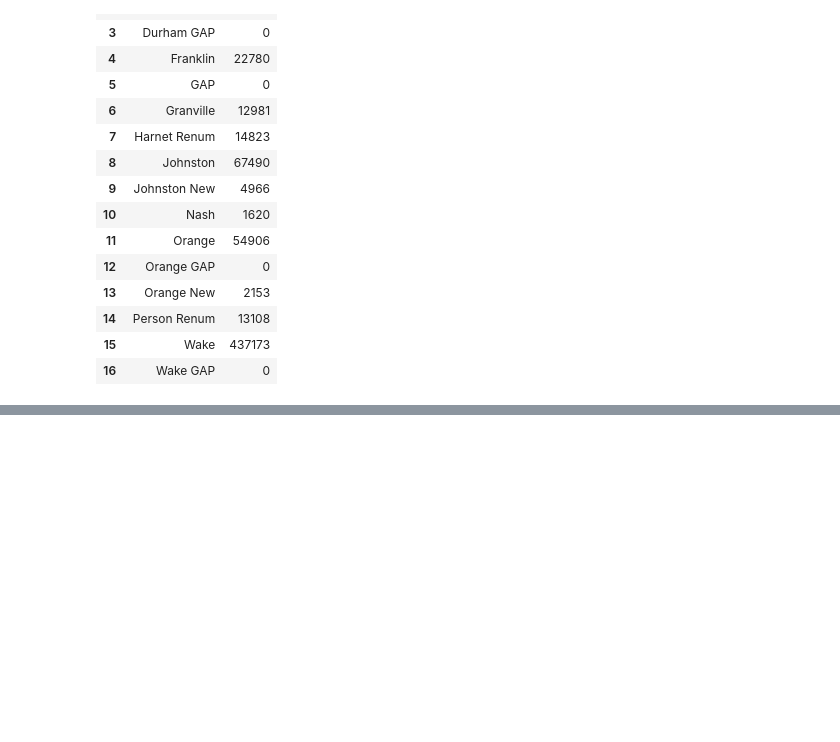
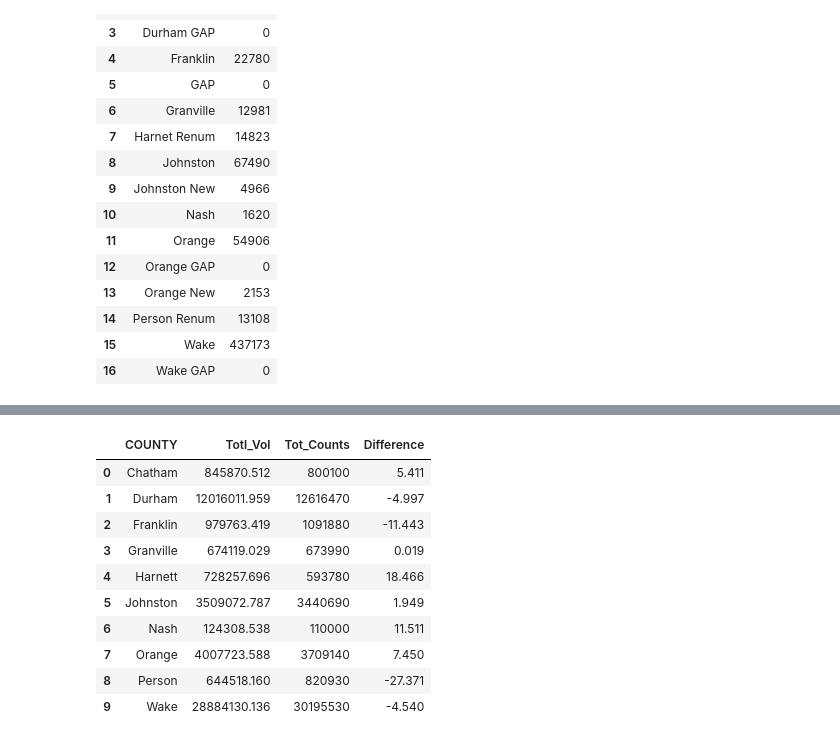
Before and after one commit to JFord-DCHCMPO/TRMG2_Analyses, a Jupyter notebook: TRMG2_Analyses.ipynb, the cells around one changed output, grey strips where cells are left out. Cells and saved outputs as stored; diff of their text form; code cells hidden in the pictures; blank space fills up the shorter version.

```diff
--- a/TRMG2_Analyses.ipynb
+++ b/TRMG2_Analyses.ipynb
@@ -85,8 +93,45 @@ inpFname =  os.path.join(path, "scenario_links.bin")
 hwy_2016_g2 = dk.GetDataFrameFromBin(inpFname)
 
 
-path = "c:/Users/JacobFo/OneDrive - City of Durham/Full Model Runs/Original TRMv6.2_2016 - Copy/Input/Highway/"
-inpFname =  os.path.join(path, "Highway_Line.bin")
+
+path = "c:/Users/JacobFo/OneDrive - City of Durham/Full Model Runs/Original TRMv6.2_2016 - Copy/"
+inpFname =  os.path.join(path, "Input/Highway/Highway_Line.bin")
 hwy_2016_v6 = dk.GetDataFrameFromBin(inpFname)
-
-## add daily count file for 2016
+# %%
+inpFname =  os.path.join(path, "EvalModule/TRM6_Count_2016_Observed.bin")
+count = dk.GetDataFrameFromBin(inpFname)
+
+temp = (
+count
+    >>select(_.ID, _.Daily_Counts)
+)
+
+temp
+
+temp = pd.merge(hwy_2016_v6, temp)
+
+total_v6_volume = (
+temp
+    >>filter(_.Daily_Counts > 0)
+    >> filter(_.COUNTY!="External")
+    >> filter(_.COUNTY!="")
+    >> group_by(_.COUNTY)
+    >>summarize(Totl_Vol = _.ToTDlyVol.sum(),
+               Tot_Counts = _.Daily_Counts.sum())
+    >>mutate(Difference = ((_.Totl_Vol - _.Tot_Counts)/_.Totl_Vol)*100)
+
+)
+
+total_v6_volume
+# %% [output]
+|  | COUNTY | Totl_Vol | Tot_Counts | Difference |
+| 0 | Chatham | 845870.512 | 800100 | 5.411 |
+| 1 | Durham | 12016011.959 | 12616470 | -4.997 |
+| 2 | Franklin | 979763.419 | 1091880 | -11.443 |
+| 3 | Granville | 674119.029 | 673990 | 0.019 |
+| 4 | Harnett | 728257.696 | 593780 | 18.466 |
+| 5 | Johnston | 3509072.787 | 3440690 | 1.949 |
+| 6 | Nash | 124308.538 | 110000 | 11.511 |
+| 7 | Orange | 4007723.588 | 3709140 | 7.450 |
+| 8 | Person | 644518.160 | 820930 | -27.371 |
+| 9 | Wake | 28884130.136 | 30195530 | -4.540 |
```
Also changed, not shown: parts of 7 cells of this notebook.
